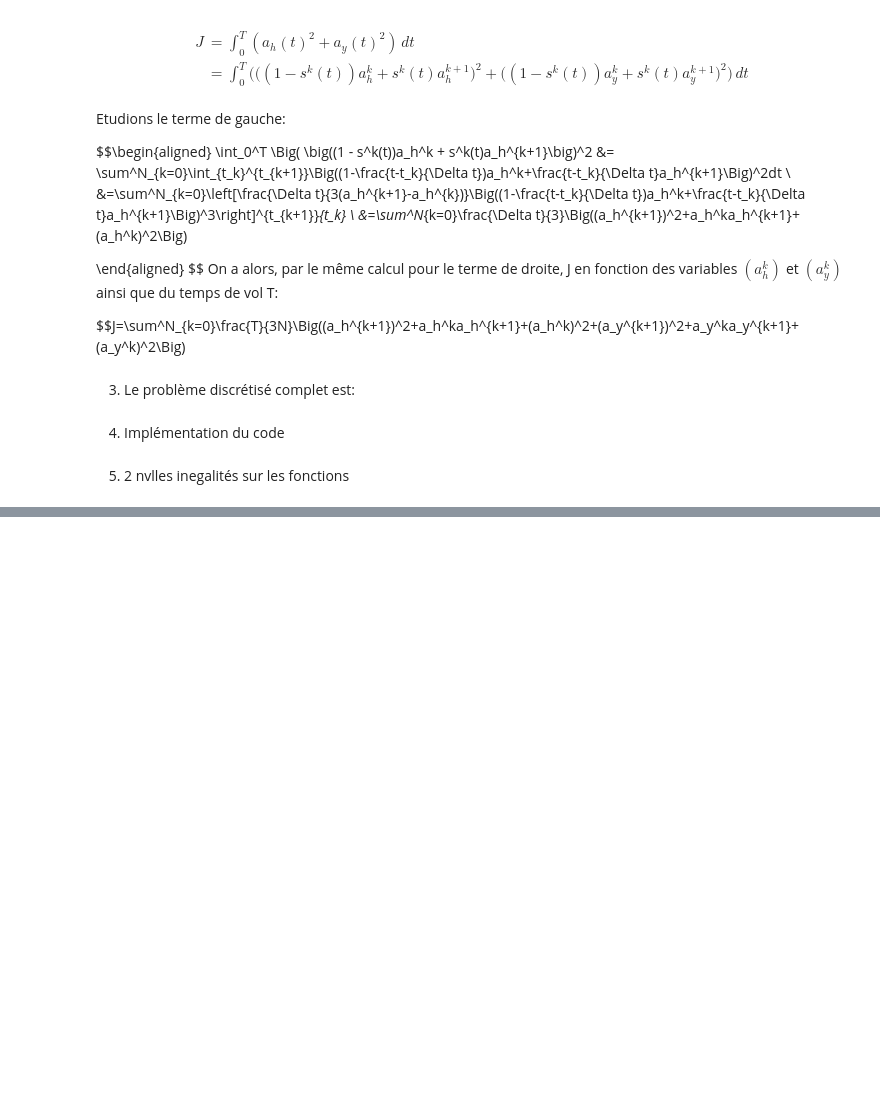
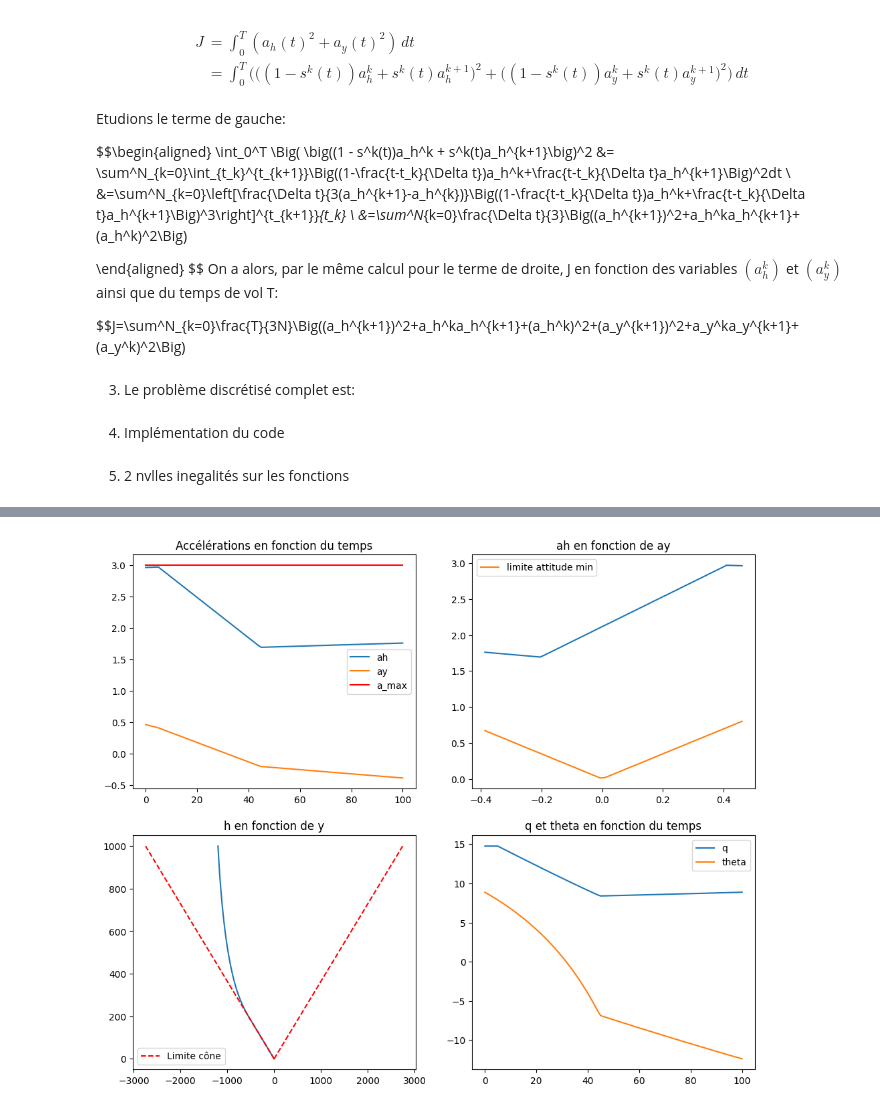
Before and after one commit to anaiscorbiere03/projet_maths, a Jupyter notebook: optim.ipynb, the cells around one changed output, grey strips where cells are left out. Cells and saved outputs as stored; diff of their text form; code cells hidden in the pictures; blank space fills up the shorter version.

```diff
--- a/optim.ipynb
+++ b/optim.ipynb
@@ -104,7 +104,7 @@ def solve(T,N,h0,vh0,y0,vy0):
     lbx[4*n+N]=ubx[4*n+N]=0
     lbx[5*n+N]=ubx[5*n+N]=0
 
-    nlp = {'x': x, 'f': J, 'g': t}
+    nlp = {'x': x, 'f': J, 'g': ca.vertcat(*t)}
     solver = ca.nlpsol('s', 'ipopt', nlp)
 
     x0 = np.zeros(6*n)
@@ -117,7 +117,7 @@ def solve(T,N,h0,vh0,y0,vy0):
         ubg= ubg,
     )
 
-    res = sol['x'].full().flatten() #à comprendre ligne faites à l'IA
+    res = sol['x'].full().flatten() #à comprendre ligne faite à l'IA
     J_opt = float(sol['f'])
     return res, J_opt
 # %% [markdown]
@@ -132,10 +132,10 @@ for i in range(n):
     t.append(y[i]+h[i]*np.tan(gamma))
     lbg.append(0)
     ubg.append(ca.inf)
-    t.append(ay[i]-ah[i]*np.tan(theta))
+    t.append(ay[i]-ah[i]*np.tan(thetam))
     lbg.append(-ca.inf)
     ubg.append(0)
-    t.append(ay[i]+ah[i]*np.tan(theta))
+    t.append(ay[i]+ah[i]*np.tan(thetam))
     lbg.append(0)
     ubg.append(ca.inf)
 
@@ -148,4 +150,9 @@ for i in range(n):
 # %%
+import numpy as np
+import casadi as ca
+import matplotlib.pyplot as plt
+g=9.81 #m/s^2
+
 h0 = 1000 #m
 vh0= -41 #m/s
 y0 = -1200 #m
@@ -154,7 +161,7 @@ a_max = 3  #m/s2
 η = 3050 #m/s
 m = 15000 #kg
 g = 1.62 #m/s2
-theta = np.deg2rad(30) #◦
+thetam = np.deg2rad(30) #◦
 gamma = np.deg2rad(70) #◦
 N = 100
 T=100
@@ -195,10 +202,10 @@ def solve(T,N,h0,vh0,y0,vy0):
         t.append(y[i]+h[i]*np.tan(gamma))
         lbg.append(0)
         ubg.append(ca.inf)
-        t.append(ay[i]-ah[i]*np.tan(theta))
+        t.append(ay[i]-ah[i]*np.tan(thetam))
         lbg.append(-ca.inf)
         ubg.append(0)
-        t.append(ay[i]+ah[i]*np.tan(theta))
+        t.append(ay[i]+ah[i]*np.tan(thetam))
         lbg.append(0)
         ubg.append(ca.inf)
         ###
@@ -217,7 +224,7 @@ def solve(T,N,h0,vh0,y0,vy0):
     lbx[4*n+N]=ubx[4*n+N]=0
     lbx[5*n+N]=ubx[5*n+N]=0
 
-    nlp = {'x': x, 'f': J, 'g': t}
+    nlp = {'x': x, 'f': J, 'g': ca.vertcat(*t)}
     solver = ca.nlpsol('s', 'ipopt', nlp)
 
     x0 = np.zeros(6*n)
@@ -230,21 +237,53 @@ def solve(T,N,h0,vh0,y0,vy0):
         ubg= ubg,
     )
 
-    res = sol['x'].full().flatten() #à comprendre ligne faites à l'IA
+    res = sol['x'].full().flatten() #à comprendre ligne faite à l'IA
     J_opt = float(sol['f'])
-    return res, J_opt
+    t=np.linspace(0,T,N+1)
+    ah=res[:N+1]
+    ay=res[N+1:2*(N+1)]
+    h=res[2*(N+1):3*(N+1)]
+    vh=res[3*(N+1):4*(N+1)]
+    y=res[4*(N+1):5*(N+1)]
+    vy=res[5*(N+1):6*(N+1)]
 
-import matplotlib.pyplot as plt
-res, J_opt = solve(T,N,h0,vh0,y0,vy0)
-t=np.linspace(0,T,N+1)
-ah=res[:N+1]
-ay=res[N+1:2*(N+1)]
-h=res[2*(N+1):3*(N+1)]
-vh=res[3*(N+1):4*(N+1)]
-y=res[4*(N+1):5*(N+1)]
-vy=res[5*(N+1):6*(N+1)]
 
-plt.plot(t,ah,label='ah')
-plt.plot(t,ay,label='ay')
-plt.plot(ay,ah,label="ah en fct de ay")
-plt.plot(y,h,label="h en fct de y")
+    fig, axs = plt.subplots(2, 2, figsize=(12, 10))
+
+    #a
+
+    axs[0,0].plot(t,ah,label='ah')
+    axs[0,0].plot(t,ay,label='ay')
+    axs[0,0].plot(t,[a_max]*len(t), color='r', label='a_max')
+    axs[0,0].set_title('Accélérations en fonction du temps')
+    axs[0,0].legend()
+
+    #b
+
+    axs[0,1].plot(ay,ah)
+    axs[0,1].set_title('ah en fonction de ay')
+    axs[0,1].plot(ay,np.abs(ay)/np.tan(thetam), label='limite attitude min')
+    axs[0,1].legend()
+    #c
+
+    axs[1,0].plot(y,h)
+    axs[1,0].set_title('h en fonction de y')
+    hl=np.linspace(0,h0,100)
+    axs[1,0].plot(hl*np.tan(gamma),hl,'r--',label='Limite cône')
+    axs[1,0].plot(-hl*np.tan(gamma),hl,'r--')
+    axs[1,0].legend()
+
+    #d
+
+    q=m/η*np.sqrt(ah**2+ay**2)
+    theta=np.arctan(ay/ah)
+    axs[1,1].plot(t,q,label='q')
+    axs[1,1].plot(t,np.rad2deg(theta),label='theta')
+    axs[1,1].set_title('q et theta en fonction du temps')
+    axs[1,1].legend()
+
+    plt.show()
+    print('h0=', h0, 'vh0=', vh0, 'y0=', y0, 'vy0=', vy0)
+
+solve(T,N,h0,vh0,y0,vy0)
+# %% [output]
@@ -250,0 +307 @@ plt.plot(y,h,label="h en fct de y")
+[figure, added]
```
Also changed, not shown: parts of 4 cells of this notebook.
